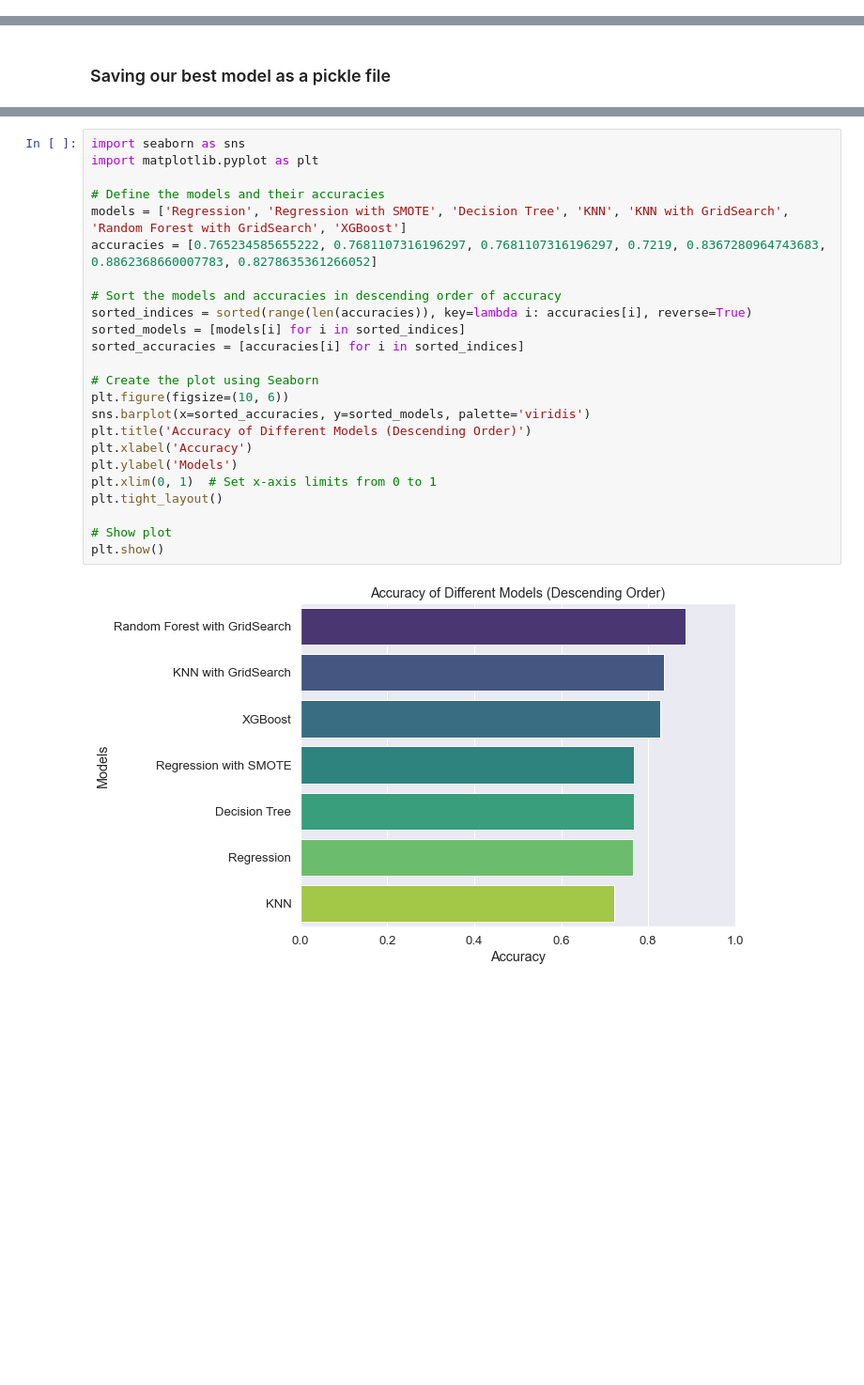
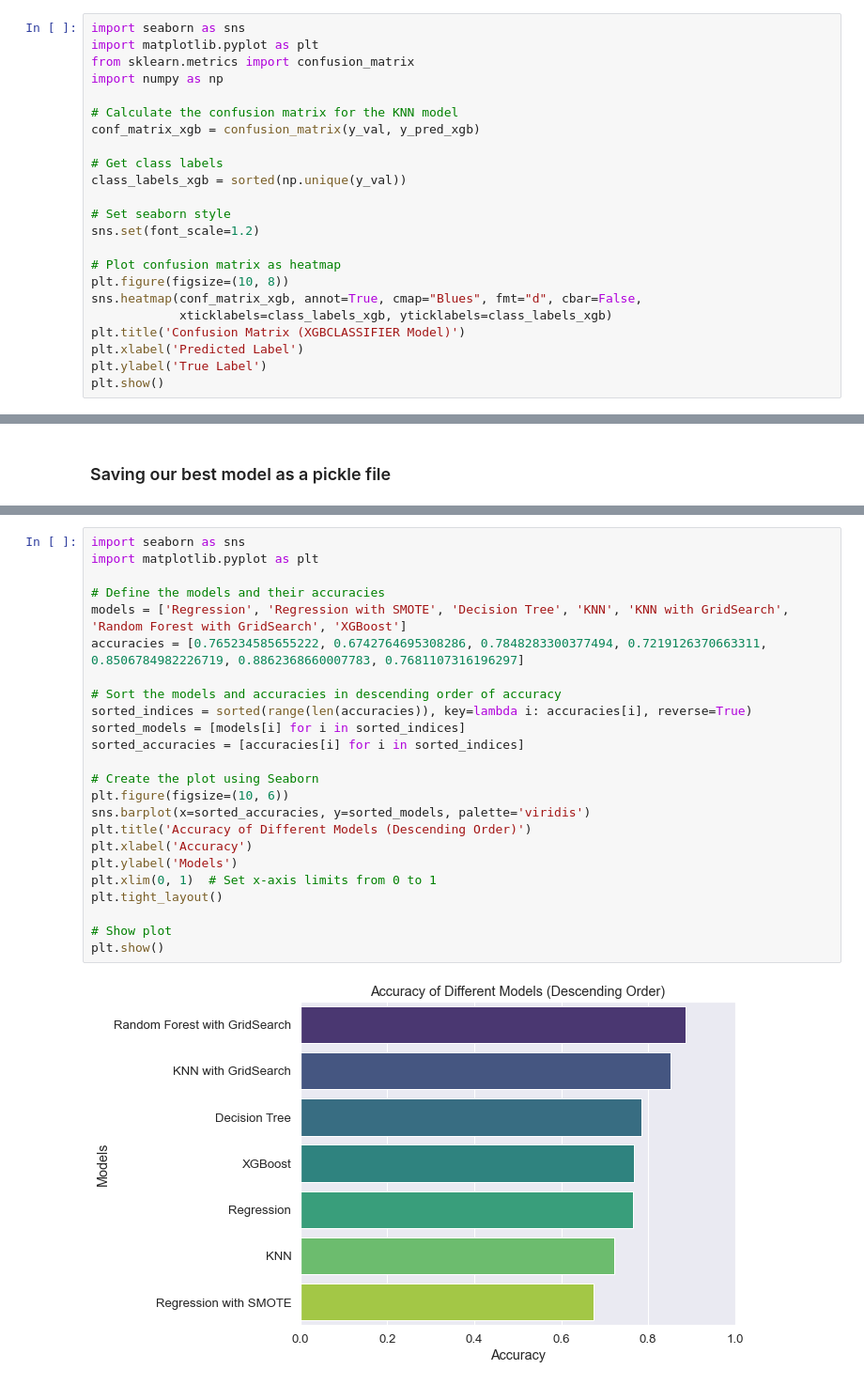
Before and after one commit to LynnsBaraka/tanzania-water-wells, a Jupyter notebook: index.ipynb, the cells around one changed output, grey strips where cells are left out. Shown at 94% size. Drawn from its saved outputs; the diff is of its cells as text; blank space fills up the shorter version.

```diff
--- a/index.ipynb
+++ b/index.ipynb
@@ -1657,0 +1918,23 @@ Confusion Matrix (XGBoost):
+# %%
+import seaborn as sns
+import matplotlib.pyplot as plt
+from sklearn.metrics import confusion_matrix
+import numpy as np
+
+# Calculate the confusion matrix for the KNN model
+conf_matrix_xgb = confusion_matrix(y_val, y_pred_xgb)
+
+# Get class labels
+class_labels_xgb = sorted(np.unique(y_val))
+
+# Set seaborn style
+sns.set(font_scale=1.2)
+
+# Plot confusion matrix as heatmap
+plt.figure(figsize=(10, 8))
+sns.heatmap(conf_matrix_xgb, annot=True, cmap="Blues", fmt="d", cbar=False,
+            xticklabels=class_labels_xgb, yticklabels=class_labels_xgb)
+plt.title('Confusion Matrix (XGBCLASSIFIER Model)')
+plt.xlabel('Predicted Label')
+plt.ylabel('True Label')
+plt.show()
@@ -1667,26 +1950,26 @@ joblib.dump(grid_search_rf, 'random_forest_model.pkl')
 # %%
 import seaborn as sns
 import matplotlib.pyplot as plt
 
 # Define the models and their accuracies
 models = ['Regression', 'Regression with SMOTE', 'Decision Tree', 'KNN', 'KNN with GridSearch', 'Random Forest with GridSearch', 'XGBoost']
-accuracies = [0.765234585655222, 0.7681107316196297, 0.7681107316196297, 0.7219, 0.8367280964743683, 0.8862368660007783, 0.8278635361266052]
+accuracies = [0.765234585655222, 0.6742764695308286, 0.7848283300377494, 0.7219126370663311, 0.8506784982226719, 0.8862368660007783, 0.7681107316196297]
 
 # Sort the models and accuracies in descending order of accuracy
 sorted_indices = sorted(range(len(accuracies)), key=lambda i: accuracies[i], reverse=True)
 sorted_models = [models[i] for i in sorted_indices]
 sorted_accuracies = [accuracies[i] for i in sorted_indices]
 
 # Create the plot using Seaborn
 plt.figure(figsize=(10, 6))
 sns.barplot(x=sorted_accuracies, y=sorted_models, palette='viridis')
 plt.title('Accuracy of Different Models (Descending Order)')
 plt.xlabel('Accuracy')
 plt.ylabel('Models')
 plt.xlim(0, 1)  # Set x-axis limits from 0 to 1
 plt.tight_layout()
 
 # Show plot
 plt.show()
 # %% [output]
-[figure, old version]
+[figure, new version]
```
Also changed, not shown: parts of 55 cells of this notebook, 1 other file.
